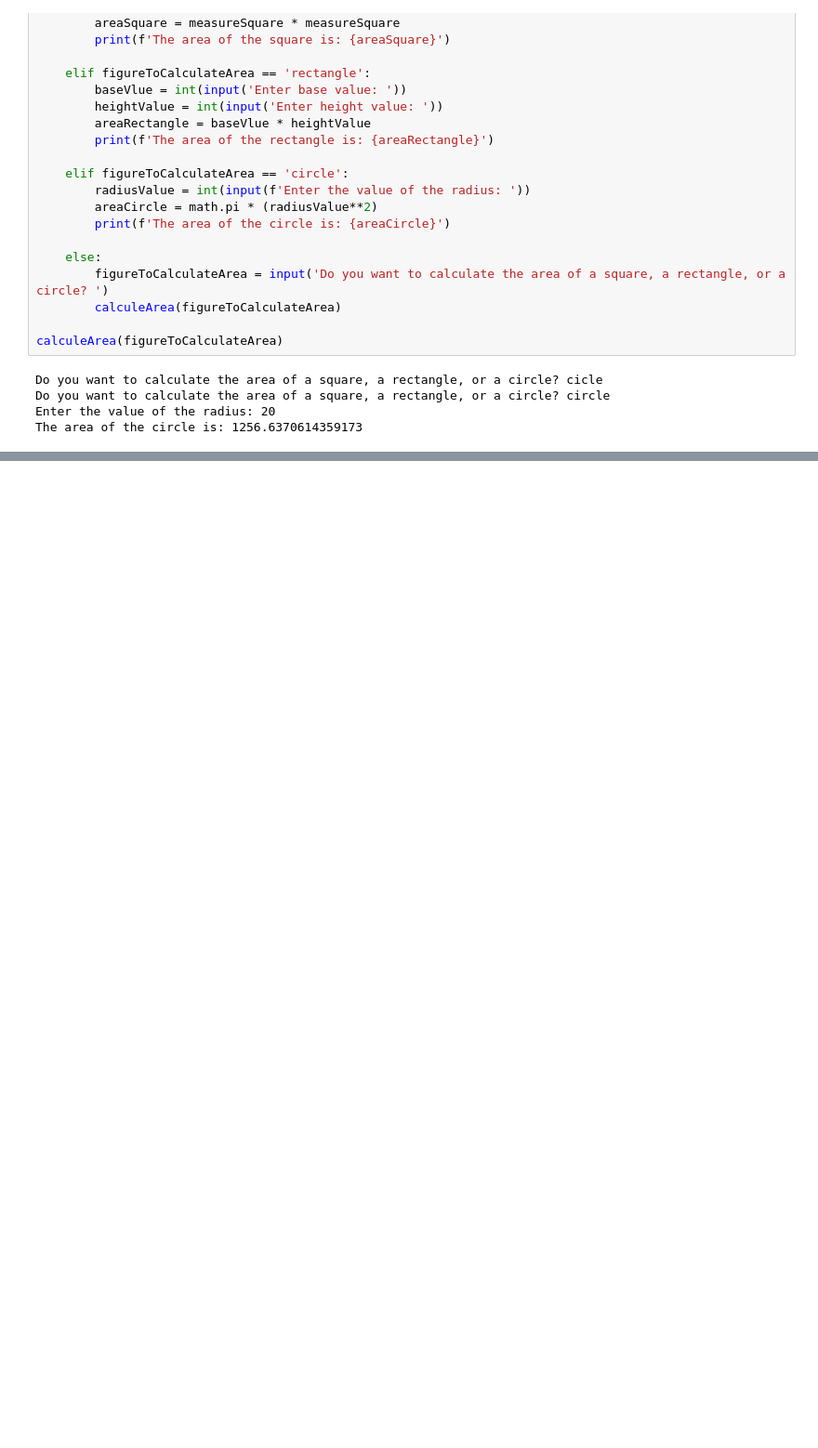
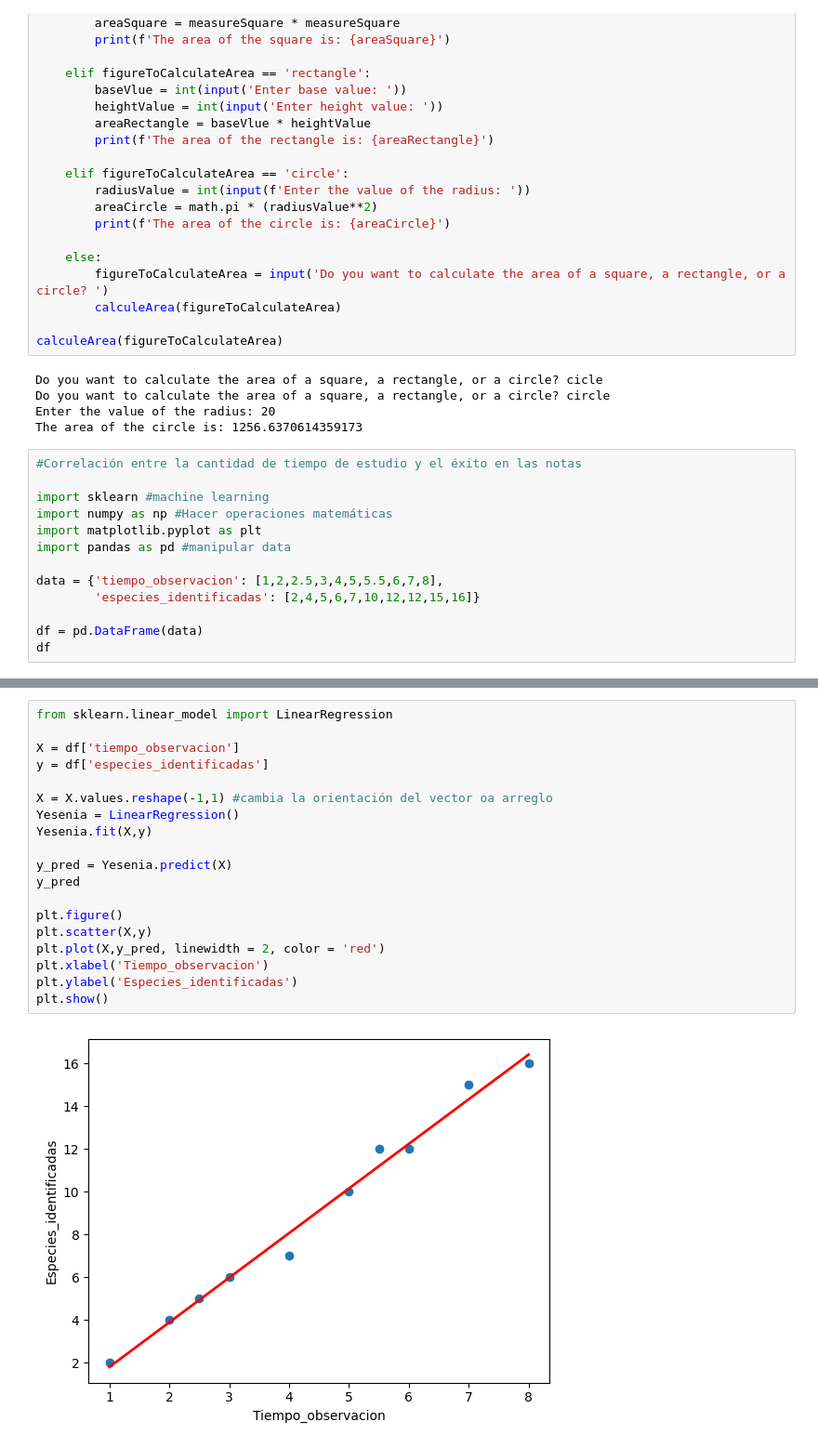
Before and after one commit to YESENIA2012/python-r-data-science, a Jupyter notebook: scripts/intro.ipynb, the cells around one changed output, grey strips where cells are left out. Shown: that part at 93% size. Cells and saved outputs as stored; diff of their text form; blank space fills up the shorter version.

Commit message:
learning about python

```diff
--- a/scripts/intro.ipynb
+++ b/scripts/intro.ipynb
@@ -79,3 +79,16 @@ Do you want to calculate the area of a square, a rectangle, or a circle? cicle
 Do you want to calculate the area of a square, a rectangle, or a circle? circle
 Enter the value of the radius: 20
 The area of the circle is: 1256.6370614359173
+# %%
+#Correlación entre la cantidad de tiempo de estudio y el éxito en las notas
+
+import sklearn #machine learning
+import numpy as np #Hacer operaciones matemáticas
+import matplotlib.pyplot as plt
+import pandas as pd #manipular data
+
+data = {'tiempo_observacion': [1,2,2.5,3,4,5,5.5,6,7,8],
+        'especies_identificadas': [2,4,5,6,7,10,12,12,15,16]}
+
+df = pd.DataFrame(data)
+df
@@ -81,0 +107,21 @@ The area of the circle is: 1256.6370614359173
+# %%
+from sklearn.linear_model import LinearRegression
+
+X = df['tiempo_observacion']
+y = df['especies_identificadas']
+
+X = X.values.reshape(-1,1) #cambia la orientación del vector oa arreglo
+Yesenia = LinearRegression()
+Yesenia.fit(X,y)
+
+y_pred = Yesenia.predict(X)
+y_pred
+
+plt.figure()
+plt.scatter(X,y)
+plt.plot(X,y_pred, linewidth = 2, color = 'red')
+plt.xlabel('Tiempo_observacion')
+plt.ylabel('Especies_identificadas')
+plt.show()
+# %% [output]
+[figure, added]
```
Also changed, not shown: parts of 3 cells of this notebook, 2 other files.
